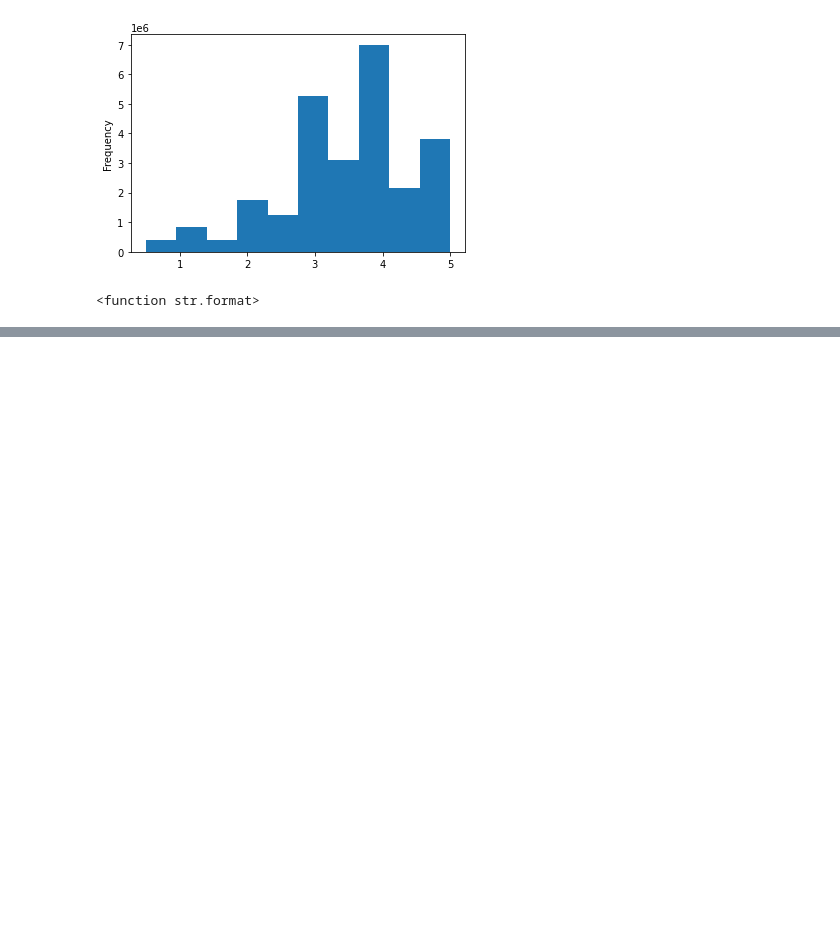
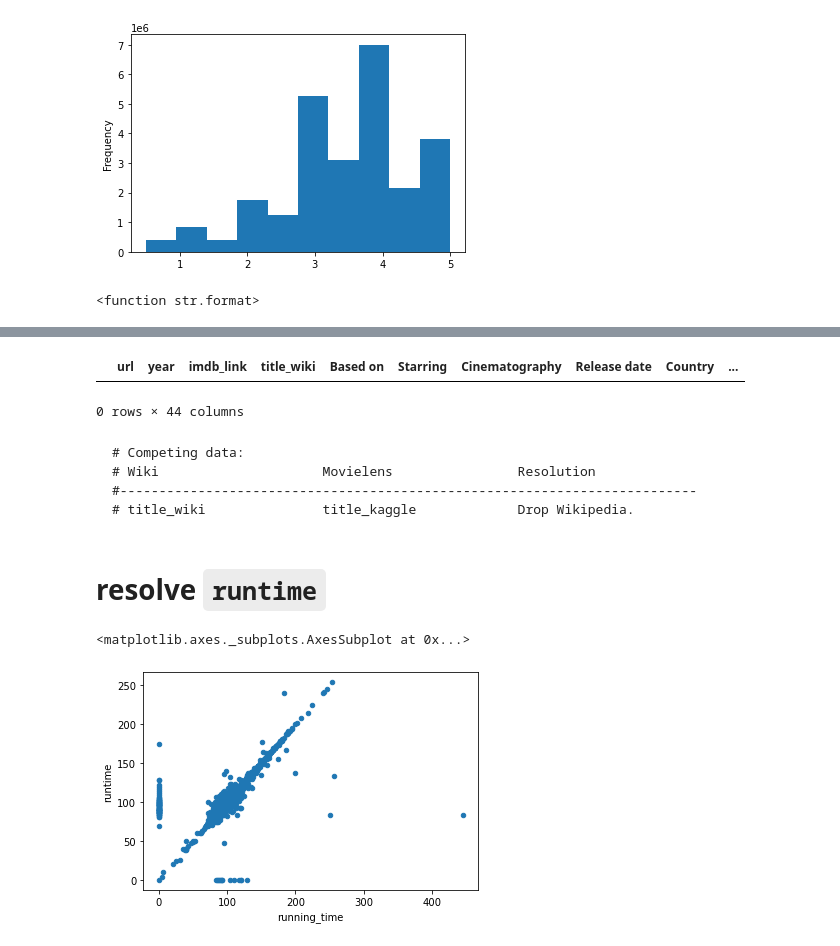
Before and after one commit to faramarzamirshahi/Movies-ETL, a Jupyter notebook: extract.ipynb, the cells around one changed output, grey strips where cells are left out. Cells and saved outputs as stored; diff of their text form; code cells hidden in the pictures; blank space fills up the shorter version.

Commit message:
movies_df completed

````diff
--- a/extract.ipynb
+++ b/extract.ipynb
@@ -1347,0 +1370,7 @@ pd.options.display.float_format
+# %%
+# To retrieve
+wiki_movies_df= pd.read_pickle(f"{file_dir}/wiki_movies_df", compression='infer')
+kaggle_metadata= pd.read_pickle(f"{file_dir}/kaggle_metadata", compression='infer')
+ratings= pd.read_pickle(f"{file_dir}/ratings", compression='infer')
+# %%
+movies_df = pd.merge(wiki_movies_df, kaggle_metadata, on='imdb_id', suffixes=['_wiki','_kaggle'])
@@ -1347,0 +1412,24 @@ pd.options.display.float_format
+# %%
+# Kaggle seems to be more consistent
+# Fist let's check if all the titles in kaggle are populated
+# Show any rows where title_kaggle is empty
+movies_df[(movies_df['title_kaggle'] == '') | (movies_df['title_kaggle'].isnull())]
+# %% [output]
+|  | url | year | imdb_link | title_wiki | Based on | Starring | Cinematography | Release date | Country | ... |
+0 rows × 44 columns
+# %% [markdown]
+```
+# Competing data:
+# Wiki                     Movielens                Resolution
+#--------------------------------------------------------------------------
+# title_wiki               title_kaggle             Drop Wikipedia.
+```
+# %% [markdown]
+# resolve `runtime`
+# %%
+#use scatter plots to see how similar the runtimes are
+#we first fill in the nulls with 0 so that we can plot
+movies_df.fillna(0).plot(x='running_time', y='runtime', kind='scatter')
+# %% [output]
+<matplotlib.axes._subplots.AxesSubplot at 0x...>
+[figure, added]
````
Also changed, not shown: parts of 59 cells of this notebook.
